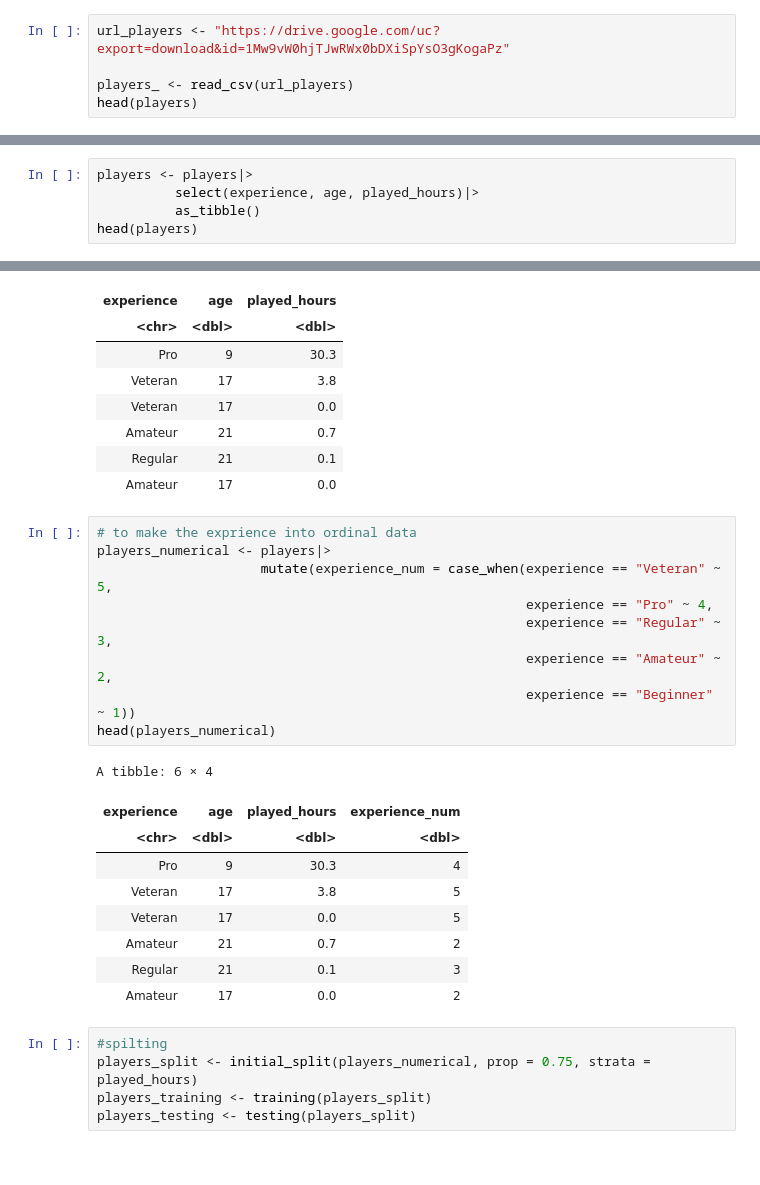
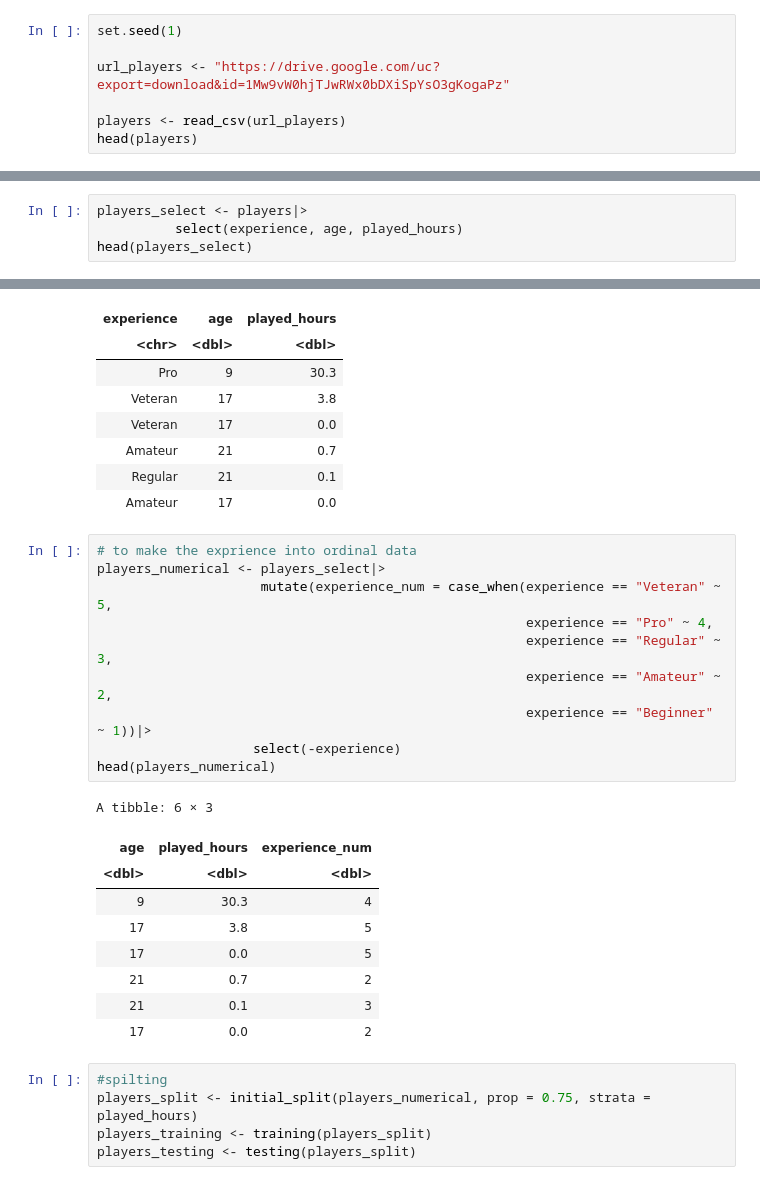
Before and after one commit to janeymhe/dsci-100-project, a Jupyter notebook: final_project.ipynb, the cells around one changed output, grey strips where cells are left out. Drawn from its saved outputs; the diff is of its cells as text.

```diff
--- a/final_project.ipynb
+++ b/final_project.ipynb
@@ -6,7 +15,9 @@ library(ISLR)
 # %%
+set.seed(1)
+
 url_players <- "https://drive.google.com/uc?export=download&id=1Mw9vW0hjTJwRWx0bDXiSpYsO3gKogaPz"
 
-players_ <- read_csv(url_players)
+players <- read_csv(url_players)
 head(players)
 # %% [output]
 Rows: 196 Columns: 9
@@ -28,10 +39,9 @@ A tibble: 6 × 9
 | Regular | TRUE | 7dc01f10bf20671ecfccdac23812b1b41... | 0.1 | Kylie | Male | 21 | NA | NA |
 | Amateur | TRUE | f58aad5996a435f16b0284a3b267f973f... | 0.0 | Adrian | Female | 17 | NA | NA |
 # %%
-players <- players|>
-          select(experience, age, played_hours)|>
-          as_tibble()
-head(players)
+players_select <- players|>
+          select(experience, age, played_hours)
+head(players_select)
 # %% [output]
 A tibble: 6 × 3
 | experience | age | played_hours |
@@ -44,23 +54,24 @@ A tibble: 6 × 3
 | Amateur | 17 | 0.0 |
 # %%
 # to make the exprience into ordinal data
-players_numerical <- players|>
+players_numerical <- players_select|>
                      mutate(experience_num = case_when(experience == "Veteran" ~ 5,
                                                        experience == "Pro" ~ 4,
                                                        experience == "Regular" ~ 3,
                                                        experience == "Amateur" ~ 2,
-                                                       experience == "Beginner" ~ 1))
+                                                       experience == "Beginner" ~ 1))|>
+                    select(-experience)
 head(players_numerical)
 # %% [output]
-A tibble: 6 × 4
+A tibble: 6 × 3
-| experience | age | played_hours | experience_num |
-| <chr> | <dbl> | <dbl> | <dbl> |
-| Pro | 9 | 30.3 | 4 |
-| Veteran | 17 | 3.8 | 5 |
-| Veteran | 17 | 0.0 | 5 |
-| Amateur | 21 | 0.7 | 2 |
-| Regular | 21 | 0.1 | 3 |
-| Amateur | 17 | 0.0 | 2 |
+| age | played_hours | experience_num |
+| <dbl> | <dbl> | <dbl> |
+| 9 | 30.3 | 4 |
+| 17 | 3.8 | 5 |
+| 17 | 0.0 | 5 |
+| 21 | 0.7 | 2 |
+| 21 | 0.1 | 3 |
+| 17 | 0.0 | 2 |
 # %%
 #spilting
 players_split <- initial_split(players_numerical, prop = 0.75, strata = played_hours)
```
Also changed, not shown: parts of 16 cells of this notebook.
